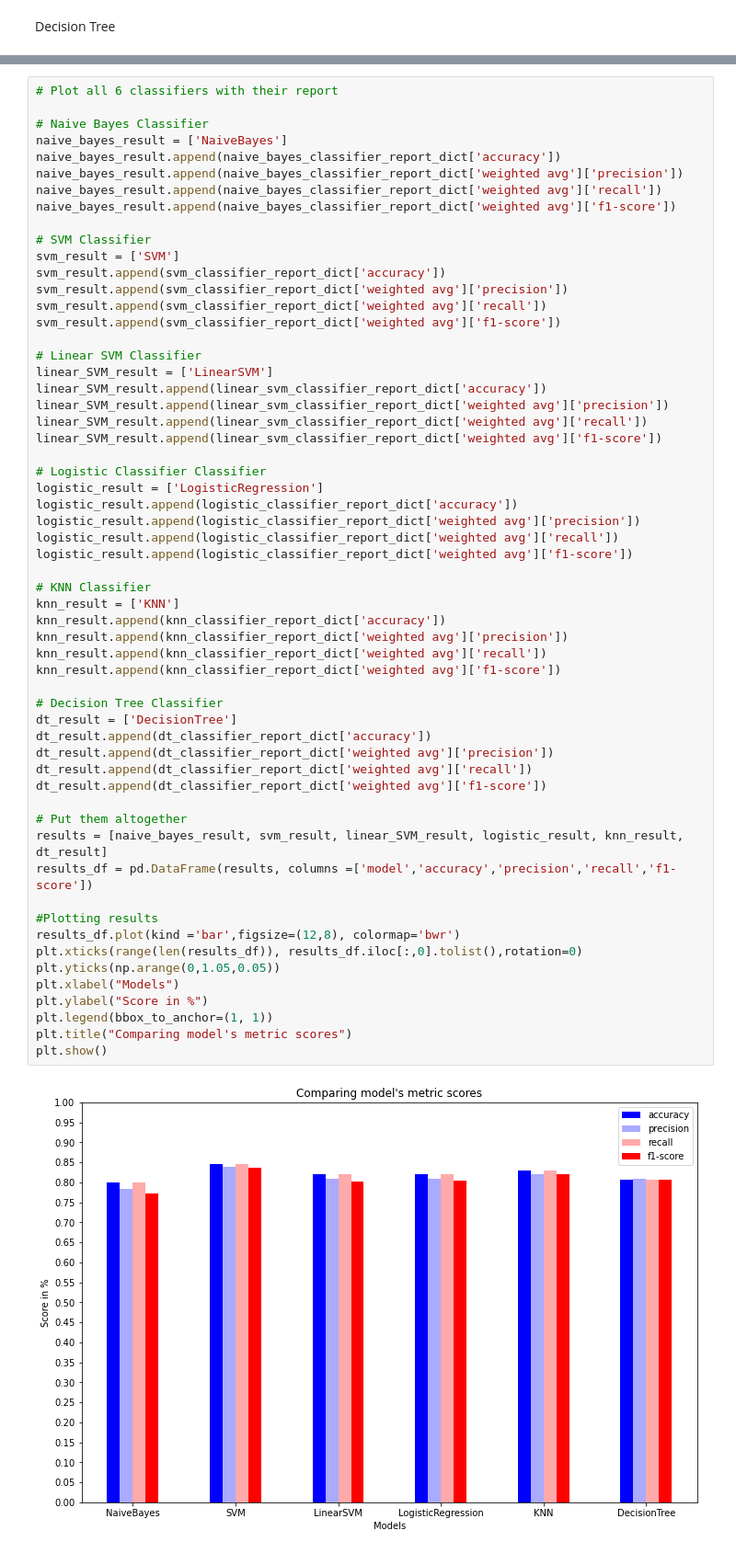
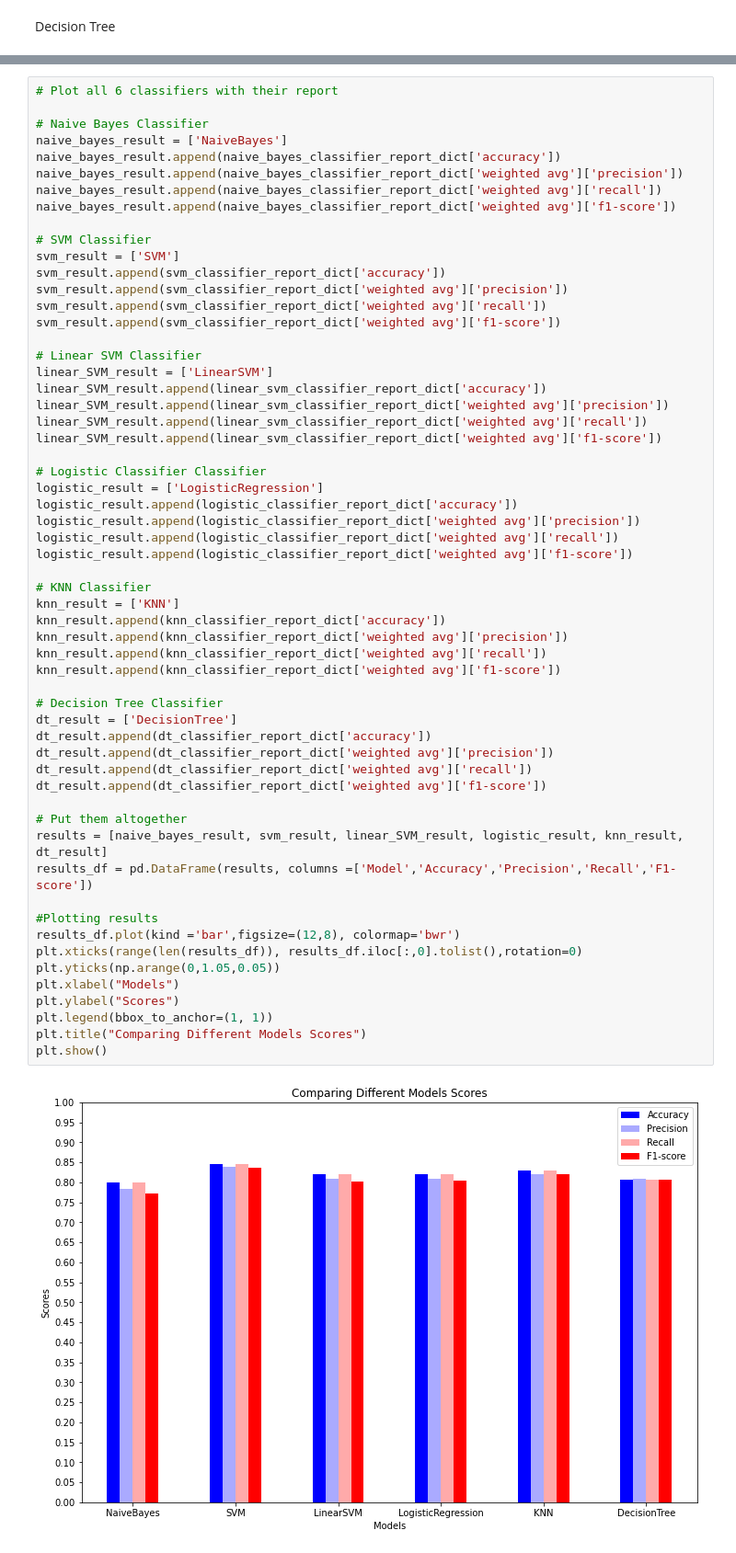
Before and after one commit to wzheng41/CSE578-Data-Visualization, a Jupyter notebook: main.ipynb, the cells around one changed output, grey strips where cells are left out. Shown: that part at 92% size. Drawn from its saved outputs; the diff is of its cells as text.

```diff
--- a/main.ipynb
+++ b/main.ipynb
@@ -731,34 +731,34 @@ logistic_result = ['LogisticRegression']
 logistic_result.append(logistic_classifier_report_dict['accuracy'])
 logistic_result.append(logistic_classifier_report_dict['weighted avg']['precision'])
 logistic_result.append(logistic_classifier_report_dict['weighted avg']['recall'])
 logistic_result.append(logistic_classifier_report_dict['weighted avg']['f1-score'])
 
 # KNN Classifier
 knn_result = ['KNN']
 knn_result.append(knn_classifier_report_dict['accuracy'])
 knn_result.append(knn_classifier_report_dict['weighted avg']['precision'])
 knn_result.append(knn_classifier_report_dict['weighted avg']['recall'])
 knn_result.append(knn_classifier_report_dict['weighted avg']['f1-score'])
 
 # Decision Tree Classifier
 dt_result = ['DecisionTree']
 dt_result.append(dt_classifier_report_dict['accuracy'])
 dt_result.append(dt_classifier_report_dict['weighted avg']['precision'])
 dt_result.append(dt_classifier_report_dict['weighted avg']['recall'])
 dt_result.append(dt_classifier_report_dict['weighted avg']['f1-score'])
 
 # Put them altogether
 results = [naive_bayes_result, svm_result, linear_SVM_result, logistic_result, knn_result, dt_result]
-results_df = pd.DataFrame(results, columns =['model','accuracy','precision','recall','f1-score'])
+results_df = pd.DataFrame(results, columns =['Model','Accuracy','Precision','Recall','F1-score'])
 
 #Plotting results
 results_df.plot(kind ='bar',figsize=(12,8), colormap='bwr')
 plt.xticks(range(len(results_df)), results_df.iloc[:,0].tolist(),rotation=0)
 plt.yticks(np.arange(0,1.05,0.05))
 plt.xlabel("Models")
-plt.ylabel("Score in %")
+plt.ylabel("Scores")
 plt.legend(bbox_to_anchor=(1, 1))
-plt.title("Comparing model's metric scores")
+plt.title("Comparing Different Models Scores")
 plt.show()
 # %% [output]
-[figure, old version]
+[figure, new version]
```
